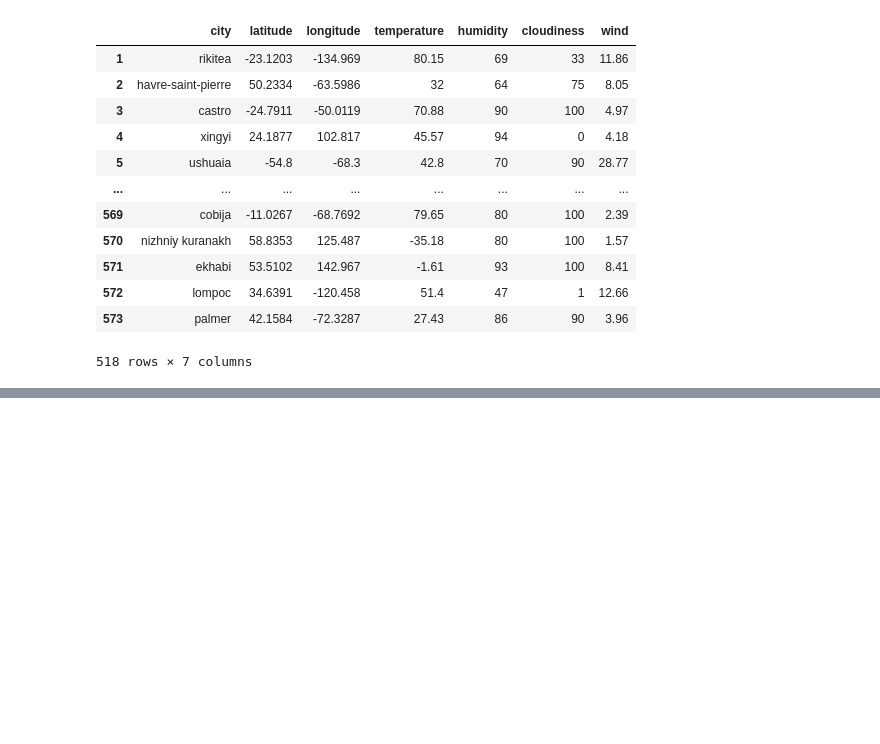
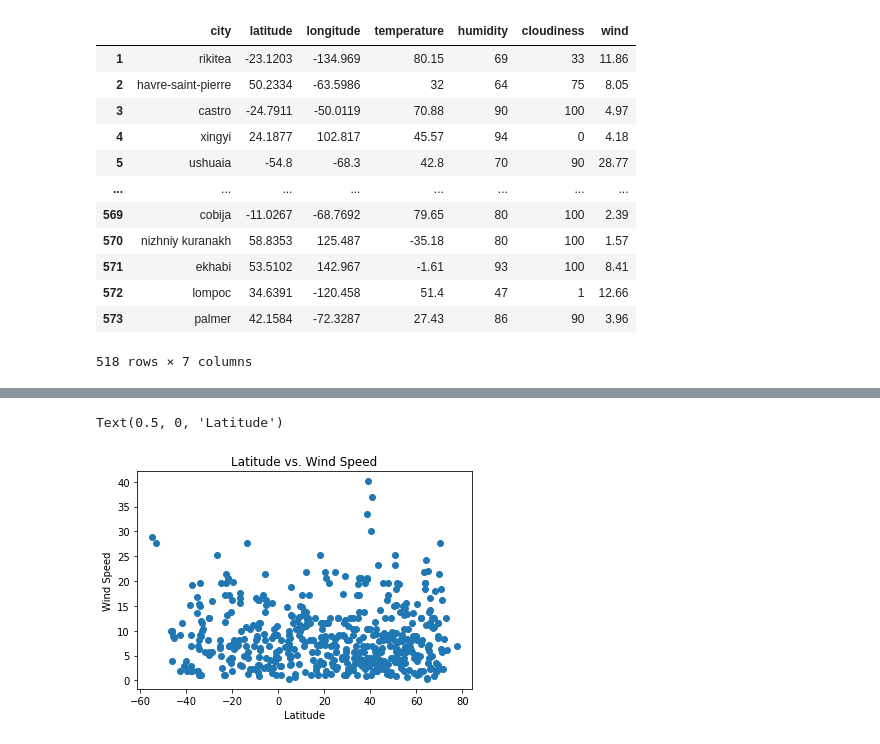
Before and after one commit to leah-handel/Latitude-vs.-Weather-Conditions, a Jupyter notebook: weatherpy/WeatherPy_Notebook.ipynb, the cells around one changed output, grey strips where cells are left out. Drawn from its saved outputs; the diff is of its cells as text; code cells hidden in the pictures; blank space fills up the shorter version.

```diff
--- a/weatherpy/WeatherPy_Notebook.ipynb
+++ b/weatherpy/WeatherPy_Notebook.ipynb
@@ -257,0 +291,8 @@ weather.head()
+# %%
+plt.scatter(weather["latitude"], weather["wind"])
+plt.title("Latitude vs. Wind Speed")
+plt.ylabel("Wind Speed")
+plt.xlabel("Latitude")
+# %% [output]
+Text(0.5, 0, 'Latitude')
+[figure, added]
```
Also changed, not shown: parts of 14 cells of this notebook, 1 other file.
